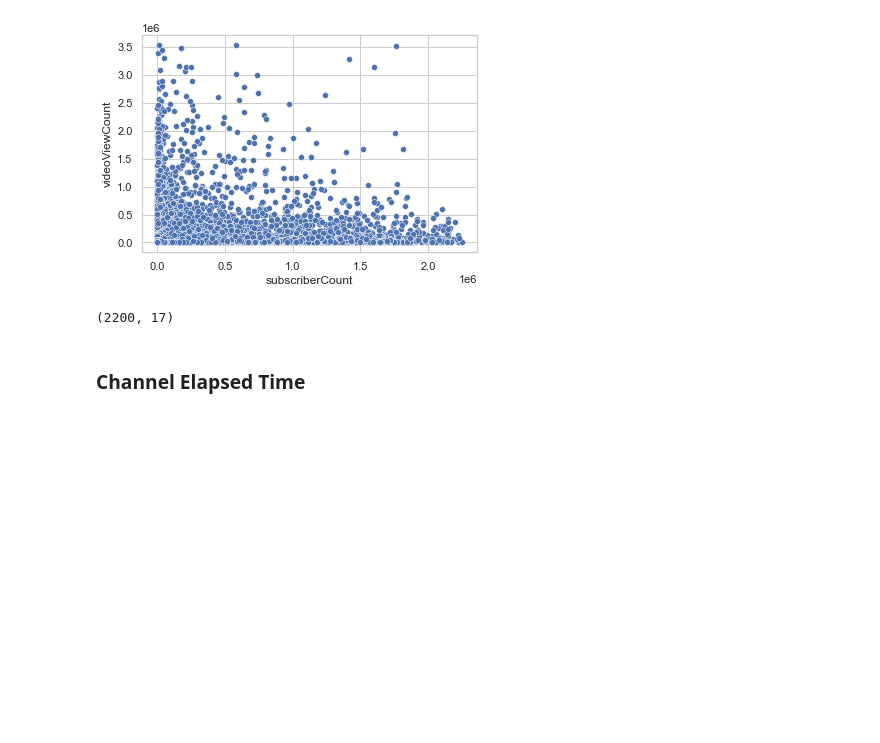
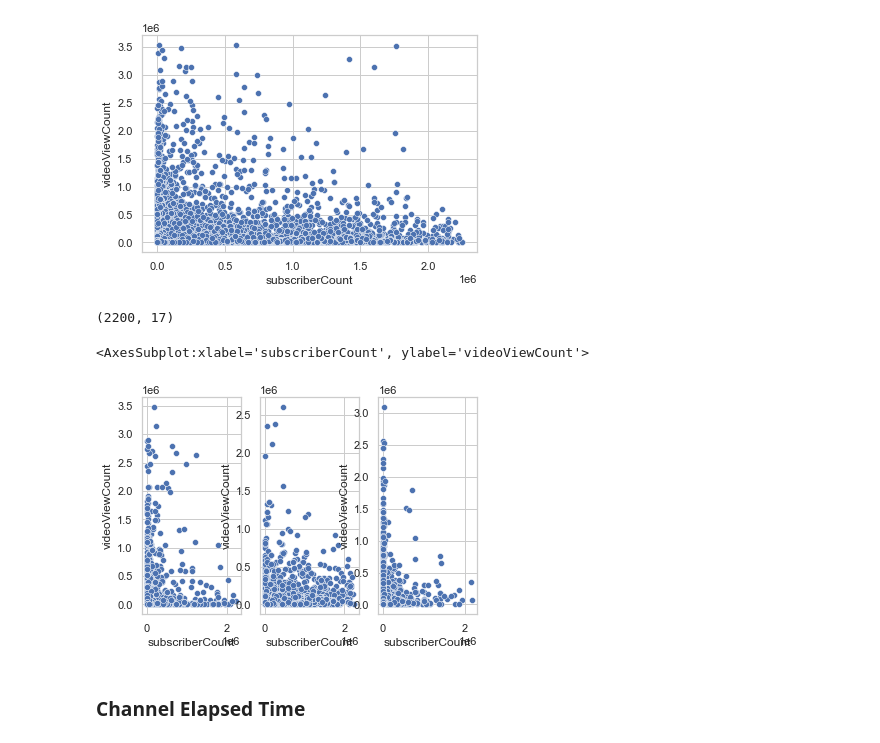
Before and after one commit to JelicaB/YoutubeViewCounts, a Jupyter notebook: YoutubeDataAnalysis.ipynb, the cells around one changed output. Cells and saved outputs as stored; diff of their text form; code cells hidden in the pictures; blank space fills up the shorter version.

```diff
--- a/YoutubeDataAnalysis.ipynb
+++ b/YoutubeDataAnalysis.ipynb
@@ -283,6 +305,14 @@ ax = sns.scatterplot(data=df, x="subscriberCount", y="videoViewCount")
 df[df.subscriberCount == 0].shape
 # %% [output]
 (2200, 17)
+# %%
+fig, axs = plt.subplots(ncols=3)
+sns.scatterplot(x='subscriberCount', y='videoViewCount', data=df.loc[df.videoCategoryId == '10'], ax=axs[0])
+sns.scatterplot(x='subscriberCount', y='videoViewCount', data=df.loc[df.videoCategoryId == '20'], ax=axs[1])
+sns.scatterplot(x='subscriberCount', y='videoViewCount', data=df.loc[df.videoCategoryId == '22'], ax=axs[2])
+# %% [output]
+<AxesSubplot:xlabel='subscriberCount', ylabel='videoViewCount'>
+[figure, added]
 # %% [markdown]
 ### Channel Elapsed Time
 # %%
```
Also changed, not shown: parts of 43 cells of this notebook.
